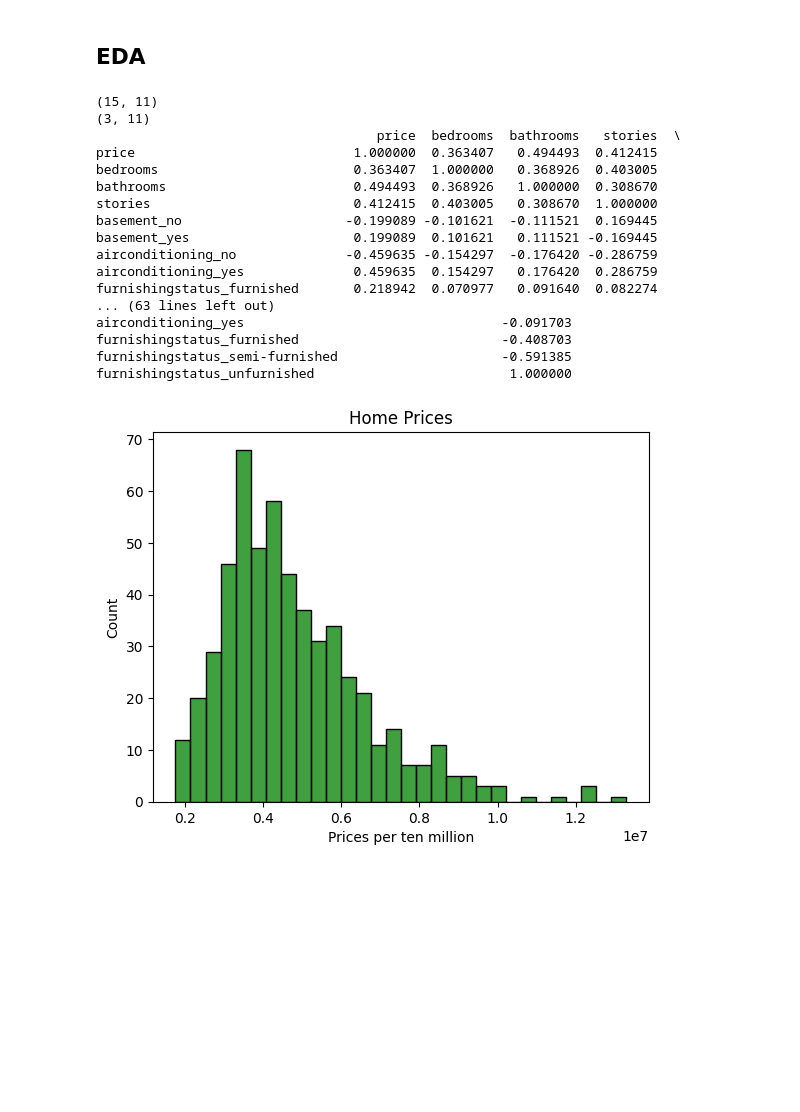
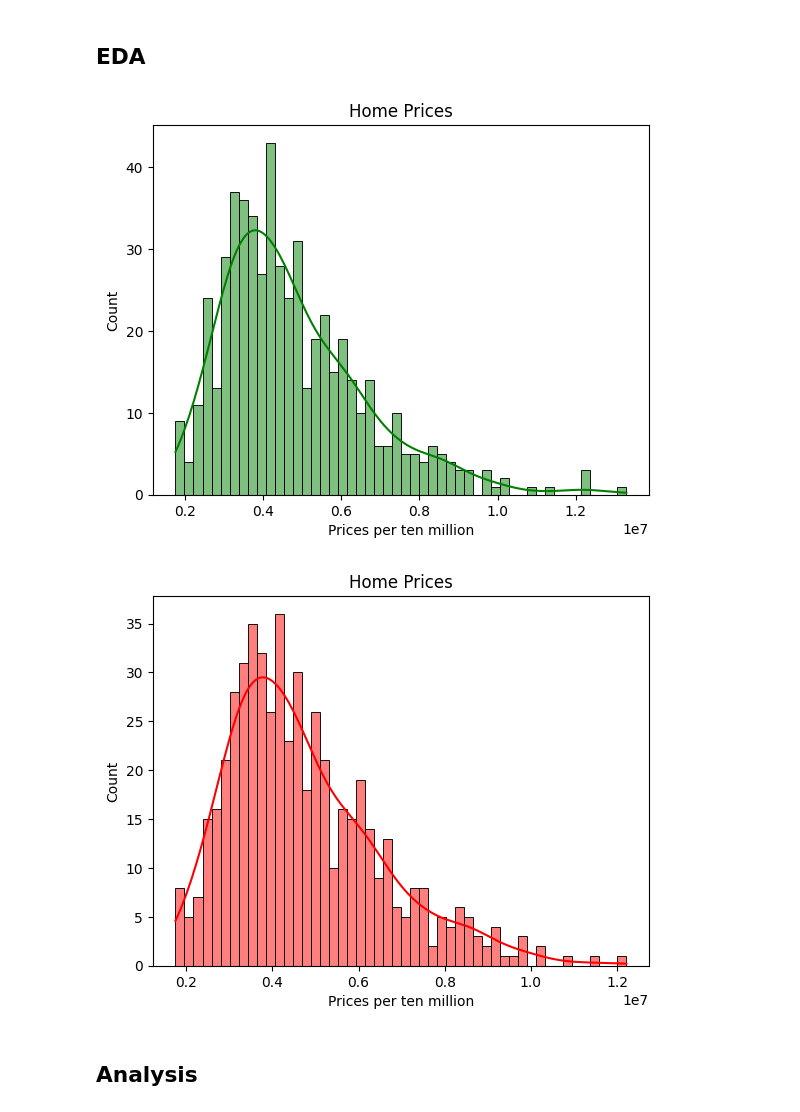
Before and after one commit to Bshell13/shellenberger_capstone, a Jupyter notebook: data_cleaning.ipynb, the cells around one changed output. Drawn from its saved outputs; the diff is of its cells as text; code cells hidden in the pictures; blank space fills up the shorter version.

Commit message:
beginning analysis

```diff
--- a/data_cleaning.ipynb
+++ b/data_cleaning.ipynb
@@ -136,11 +168,13 @@ Name: count, dtype: int64
 # %% [markdown]
 ### Clearing unwanted data and Hot Encoding Categorica data
 # %%
-kaggle_dropped_col = kaggle_ml.drop(columns=['area', 'mainroad', 'guestroom', 'hotwaterheating', 'parking', 'prefarea'])
+kaggle_dropped_col = kaggle_ml.drop(columns=['mainroad', 'guestroom', 'hotwaterheating', 'airconditioning', 'furnishingstatus', 'prefarea'])
+
+kaggle_dropped_col.dropna()
 
 # One-Hot-Encoding
 # Encoding basement and air conditioning as 2 columns (yes and not)
 # Encoding furnishing as 3 columns (furnished, semi-furnished, unfurnished)
-kaggle_hot_encoded = pd.get_dummies(kaggle_dropped_col, columns=['basement', 'airconditioning', 'furnishingstatus'], dtype=int)
-print(kaggle_hot_encoded.corr())
+kaggle_hot_encoded = pd.get_dummies(kaggle_dropped_col, columns=['basement'], dtype=int)
+print(kaggle_hot_encoded.head(5))
 # %% [output]
@@ -176,47 +206,42 @@ For the Zillow dataset, the dependent variables are the dates and the independen
 # %% [markdown]
 ## EDA
 # %%
-sns.histplot(kaggle_hot_encoded, x='price', bins=30, color='green')
+sns.histplot(kaggle_hot_encoded, x='price', bins=50, color='green', kde=True)
 plt.xlabel("Prices per ten million")
 plt.title("Home Prices")
+plt.show()
 
 # Inner Quartile Range outlier detection
 q1 = kaggle_hot_encoded['price'].quantile(0.25)
 q3 = kaggle_hot_encoded['price'].quantile(0.75)
 iqr = q3 - q1
 outliers_iqr = kaggle_hot_encoded[(kaggle_hot_encoded['price'] < (q1 - 1.5 * iqr)) | (kaggle_hot_encoded['price'] > (q3 + 1.5 * iqr))]
-print(outliers_iqr.shape)
+# print(outliers_iqr.shape)
 
 # Z-scores outlier detection
 z_scores = np.abs(stats.zscore(kaggle_hot_encoded['price']))
 outliers_z_up = kaggle_hot_encoded[z_scores > 4]
 outliers_z_low = kaggle_hot_encoded[z_scores < -4]
 outliers_z = pd.concat([outliers_z_up, outliers_z_low])
-print(outliers_z.shape)
+# print(outliers_z.shape)
 
 # Intersection of both outlier lists
 total_outliers = outliers_iqr[outliers_iqr.isin(outliers_z)].dropna()
 
 kaggle_no_outliers = kaggle_hot_encoded[~kaggle_hot_encoded.isin(total_outliers)].dropna().reset_index().drop(columns='index')
-print(kaggle_no_outliers.corr())
-# kaggle_no_outliers = kaggle_hot_encoded[kaggle_hot_encoded['price'] != outliers]
-# print(kaggle_no_outliers.describe())
+# print(kaggle_no_outliers.corr())
+
+kaggle_df = kaggle_no_outliers
+
+sns.histplot(kaggle_df, x='price', bins=50, color='red', kde=True)
+plt.xlabel("Prices per ten million")
+plt.title("Home Prices")
+plt.show()
+
+file_path_1 = DATA_FOLDER / 'kaggle_cleaned.csv'
+kaggle_df.to_csv(file_path_1, index=False)
 # %% [output]
-(15, 11)
-(3, 11)
-                                    price  bedrooms  bathrooms   stories  \
-price                            1.000000  0.363407   0.494493  0.412415
-bedrooms                         0.363407  1.000000   0.368926  0.403005
-bathrooms                        0.494493  0.368926   1.000000  0.308670
-stories                          0.412415  0.403005   0.308670  1.000000
-basement_no                     -0.199089 -0.101621  -0.111521  0.169445
-basement_yes                     0.199089  0.101621   0.111521 -0.169445
-airconditioning_no              -0.459635 -0.154297  -0.176420 -0.286759
-airconditioning_yes              0.459635  0.154297   0.176420  0.286759
-furnishingstatus_furnished       0.218942  0.070977   0.091640  0.082274
-... (63 lines left out)
-airconditioning_yes                                 -0.091703
-furnishingstatus_furnished                          -0.408703
-furnishingstatus_semi-furnished                     -0.591385
-furnishingstatus_unfurnished                         1.000000
-[figure, old version]
+[figure, new version]
+[figure, added]
+# %% [markdown]
+## Analysis
```
Also changed, not shown: parts of 18 cells of this notebook, 8 other files.
